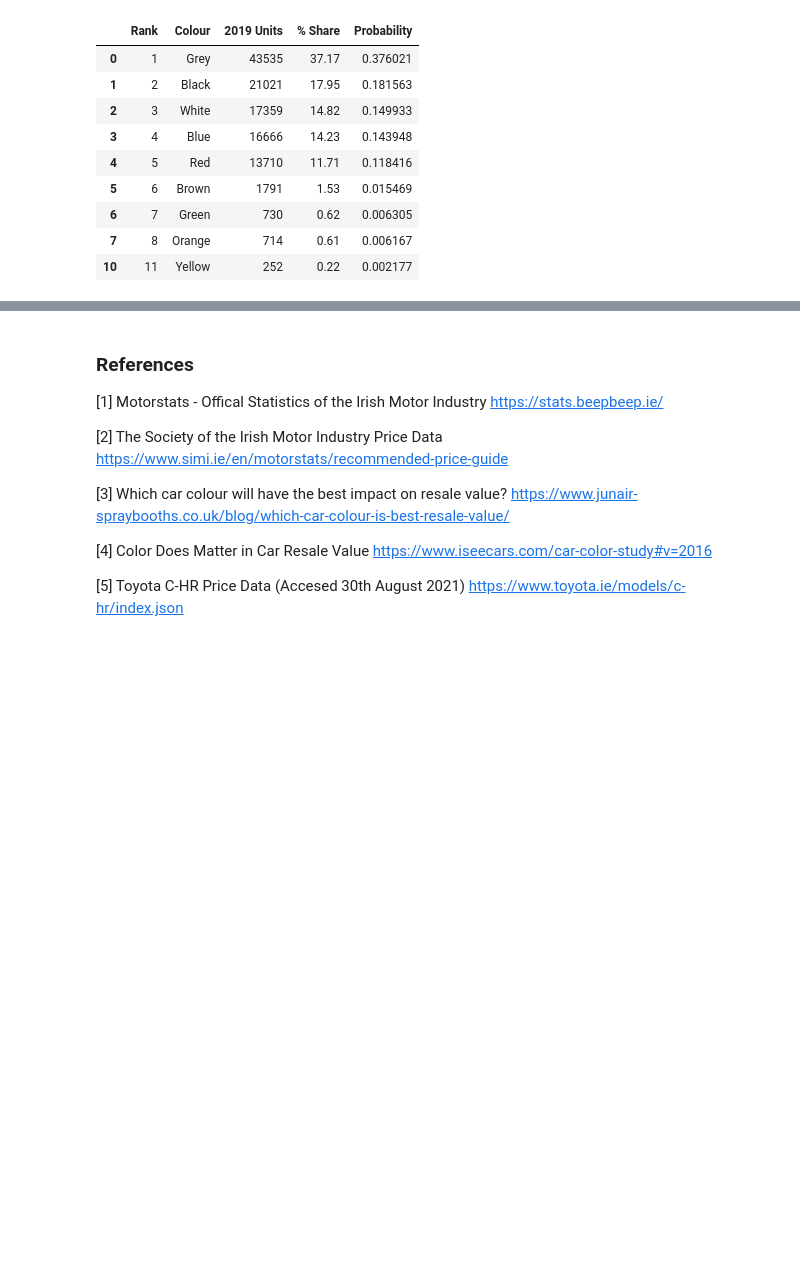
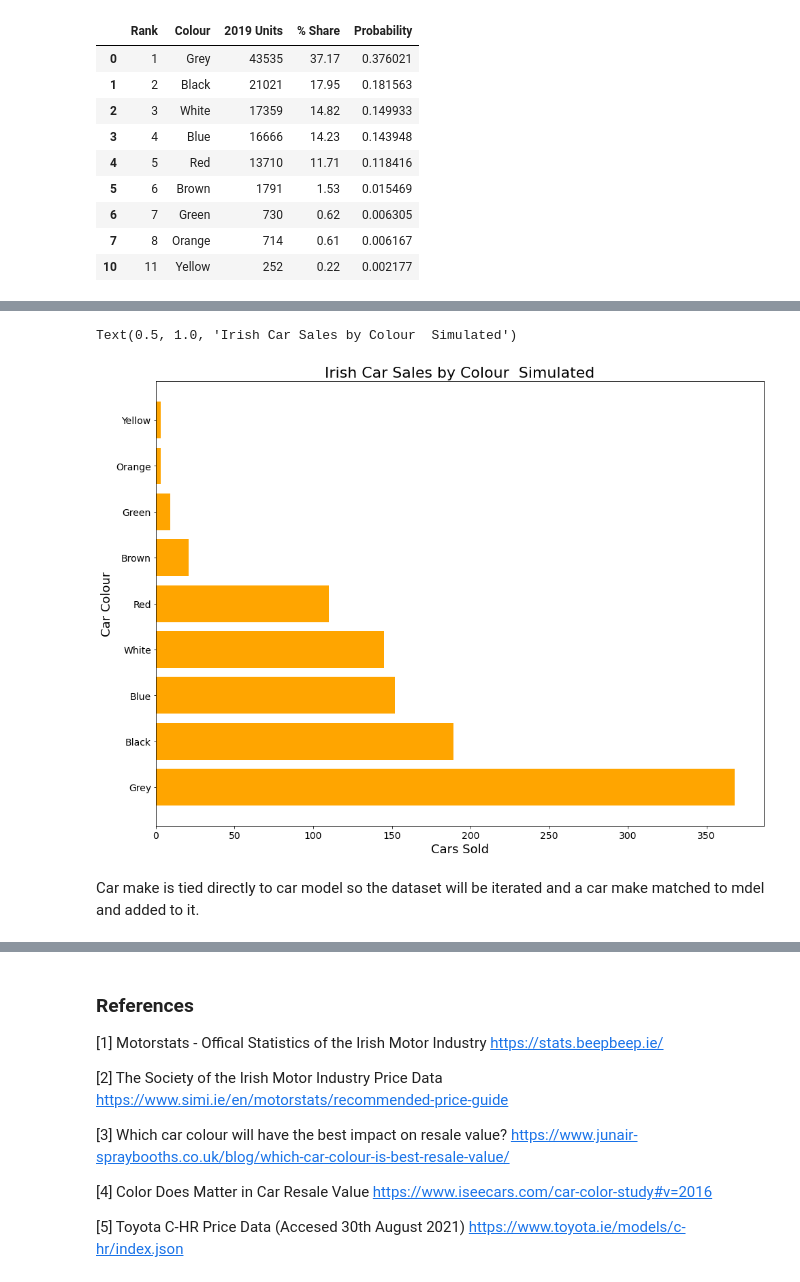
Before and after one commit to danielmccallion/Programming_for_Data_Analysis-Project, a Jupyter notebook: Project.ipynb, the cells around one changed output, grey strips where cells are left out. Drawn from its saved outputs; the diff is of its cells as text; code cells hidden in the pictures; blank space fills up the shorter version.

```diff
--- a/Project.ipynb
+++ b/Project.ipynb
@@ -689,14 +685,19 @@ Name: Colour, dtype: int64
 # %%
 # Increase the size of the graph
 plt.figure(figsize=(16, 12))
 # Can use the column names in panda to quickly graph each value against each other in matplotlib
-# A bar chart using the sales and colour data from the dataset
-plt.barh(colour_sales_df["Colour"], colour_sales_df["2019 Units"], color='orange')
+# A bar chart using the sales and colour data from the simulated dataset
+plt.barh(total_simulated_colour.index, total_simulated_colour, color='orange')
 # Add labels to the x,y axis and increase size
 plt.xlabel('Cars Sold', size=18)
 plt.ylabel('Car Colour', size=18)
 # Increase x and y tick font size
 plt.xticks(fontsize=14)
 plt.yticks(fontsize=14)
 # Large title for the plot
 plt.title("Irish Car Sales by Colour  Simulated", size=22)
+# %% [output]
+Text(0.5, 1.0, 'Irish Car Sales by Colour  Simulated')
+[figure, added]
+# %% [markdown]
+Car make is tied directly to car model so the dataset will be iterated and a car make matched to mdel and added to it.
```
Also changed, not shown: parts of 15 cells of this notebook.
